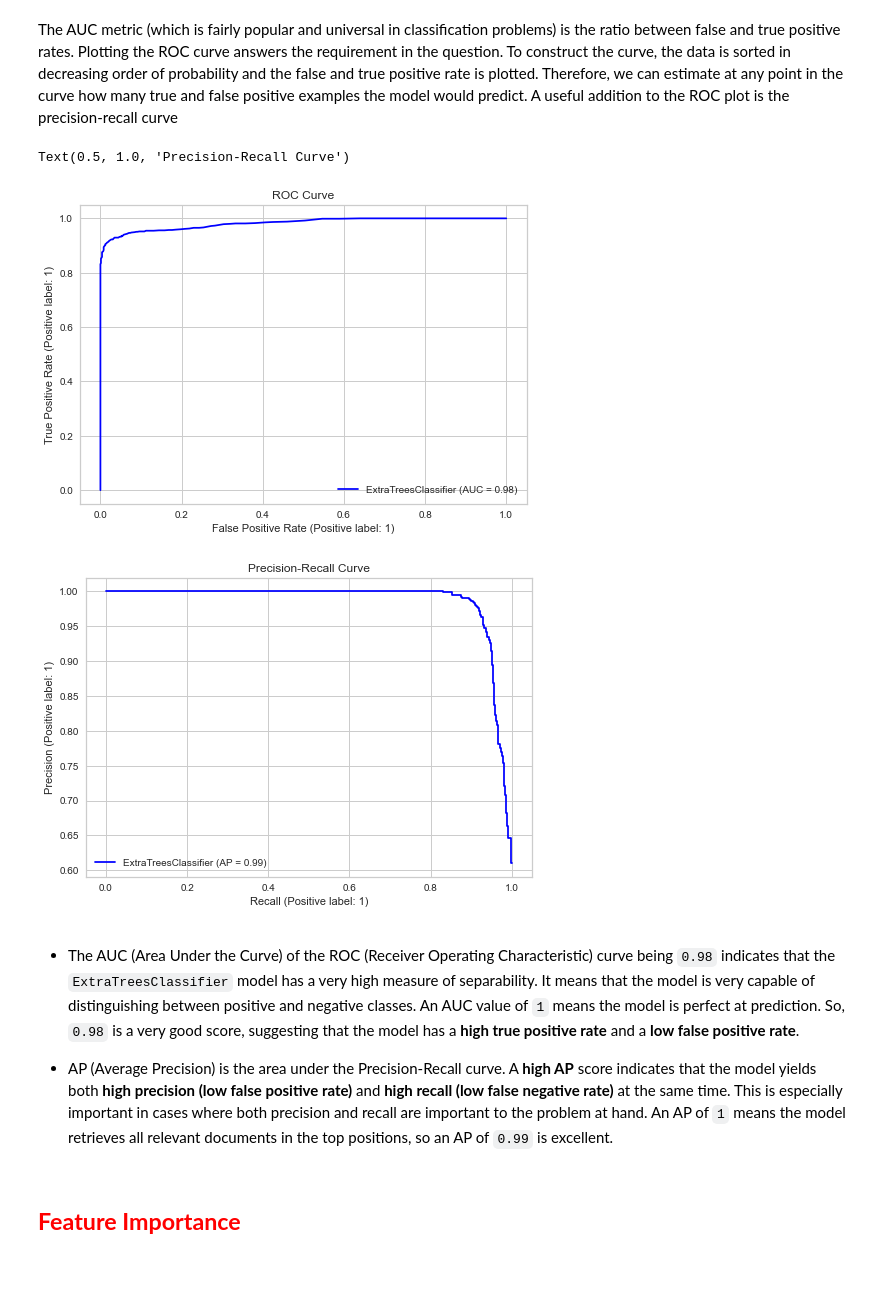
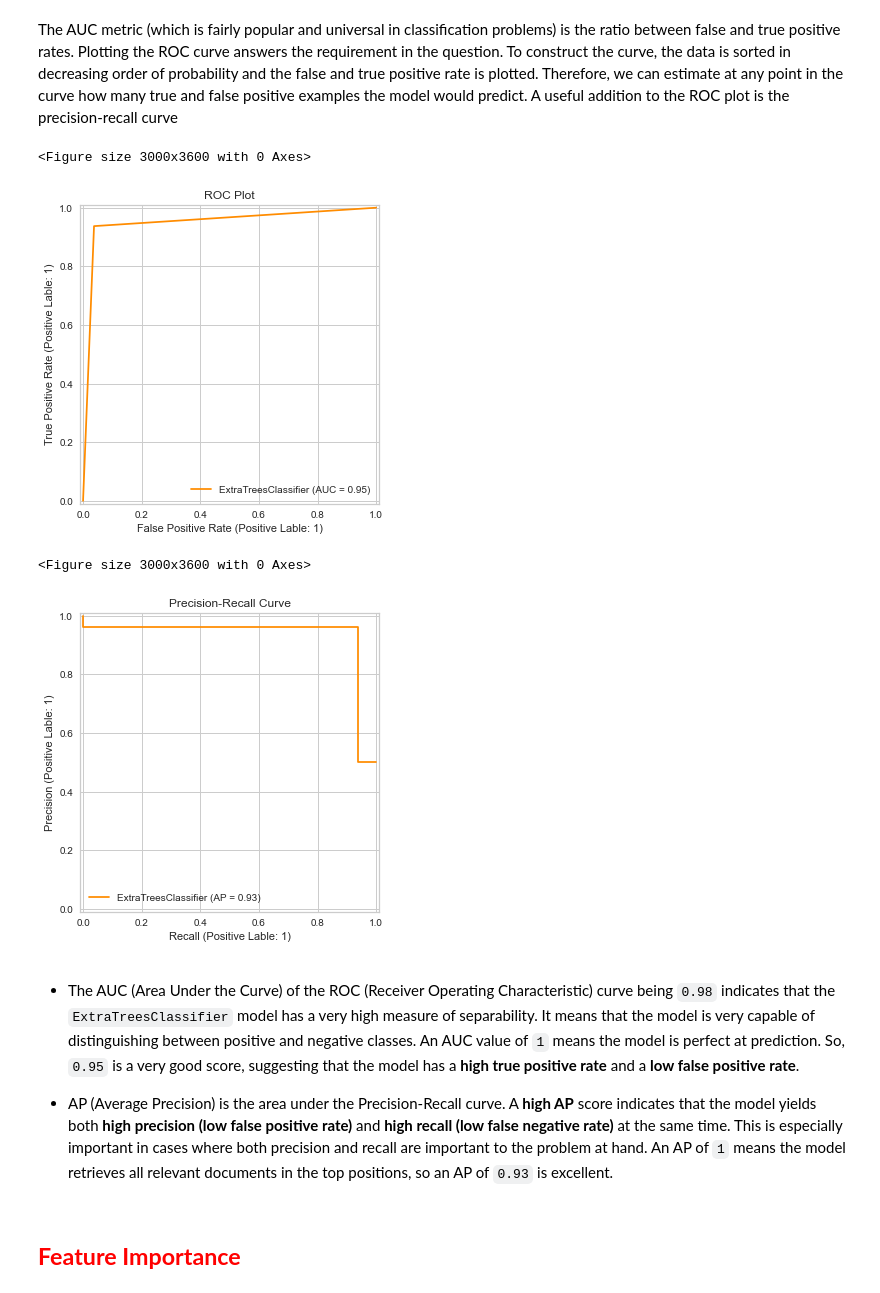
Before and after one commit to alyab16/Flagging-Loans, a Jupyter notebook: Flagging Loans.ipynb, the cells around one changed output. Drawn from its saved outputs; the diff is of its cells as text; code cells hidden in the pictures.

Commit message:
Added the code that works with the latest versions of scikit-learn and imbalanced-learn + adjusted some markdowns with newer values. Also Updated the README with library versions

```diff
--- a/Flagging Loans.ipynb
+++ b/Flagging Loans.ipynb
@@ -568,25 +568,46 @@ plt.show()
 ## <b><span style="color:red">ROC Curve and Precision-Recall Curve</span></b>
 # %% [markdown]
 The AUC metric (which is fairly popular and universal in classification problems) is the ratio between false and true positive rates. Plotting the ROC curve answers the requirement in the question. To construct the curve, the data is sorted in decreasing order of probability and the false and true positive rate is plotted. Therefore, we can estimate at any point in the curve how many true and false positive examples the model would predict. A useful addition to the ROC plot is the precision-recall curve
-# %%
-from sklearn.metrics import plot_roc_curve, plot_precision_recall_curve
-
-# ROC Curve
-_ = plot_roc_curve(model, X_test, y_test, color='blue')
-_.ax_.set_title('ROC Curve')
-
-
-# Precision-recall curve
-_ = plot_precision_recall_curve(model, X_test, y_test, color='blue')
-_.ax_.set_title('Precision-Recall Curve')
-# %% [output]
-Text(0.5, 1.0, 'Precision-Recall Curve')
-[figure, removed]
-[figure, removed]
+# %%
+predictions = model.predict(X_test)
+# %%
+from sklearn.metrics import roc_curve, auc, RocCurveDisplay
+
+# Create the ROC Curve
+fpr, tpr, thresholds = roc_curve(y_test, predictions)
+roc_auc = auc(fpr, tpr)
+disp = RocCurveDisplay(fpr=fpr, tpr=tpr, roc_auc=roc_auc,
+                                  estimator_name=model.__class__.__name__)
+plt.figure(figsize=(10, 12), dpi=300)
+disp.plot(color='darkorange')
+plt.title('ROC Plot')
+plt.xlabel('False Positive Rate (Positive Lable: 1)')
+plt.ylabel('True Positive Rate (Positive Lable: 1)')
+plt.show()
+# %% [output]
+<Figure size 3000x3600 with 0 Axes>
+[figure, added]
+# %%
+from sklearn.metrics import precision_recall_curve, PrecisionRecallDisplay, average_precision_score
+
+precision, recall, _ = precision_recall_curve(y_test, predictions)
+average_precision = average_precision_score(y_test, predictions)
+disp = PrecisionRecallDisplay(precision=precision, recall=recall,
+                              average_precision=average_precision,
+                              estimator_name=model.__class__.__name__)
+plt.figure(figsize=(10, 12), dpi=300)
+disp.plot(color='darkorange')
+plt.title('Precision-Recall Curve')
+plt.xlabel('Recall (Positive Lable: 1)')
+plt.ylabel('Precision (Positive Lable: 1)')
+plt.show()
+# %% [output]
+<Figure size 3000x3600 with 0 Axes>
+[figure, added]
 # %% [markdown]
--   The AUC (Area Under the Curve) of the ROC (Receiver Operating Characteristic) curve being `0.98` indicates that the `ExtraTreesClassifier` model has a very high measure of separability. It means that the model is very capable of distinguishing between positive and negative classes. An AUC value of `1` means the model is perfect at prediction. So, `0.98` is a very good score, suggesting that the model has a **high true positive rate** and a **low false positive rate**.
+-   The AUC (Area Under the Curve) of the ROC (Receiver Operating Characteristic) curve being `0.98` indicates that the `ExtraTreesClassifier` model has a very high measure of separability. It means that the model is very capable of distinguishing between positive and negative classes. An AUC value of `1` means the model is perfect at prediction. So, `0.95` is a very good score, suggesting that the model has a **high true positive rate** and a **low false positive rate**.
 
--   AP (Average Precision) is the area under the Precision-Recall curve. A **high AP** score indicates that the model yields both **high precision (low false positive rate)** and **high recall (low false negative rate)** at the same time. This is especially important in cases where both precision and recall are important to the problem at hand. An AP of `1` means the model retrieves all relevant documents in the top positions, so an AP of `0.99` is excellent.
+-   AP (Average Precision) is the area under the Precision-Recall curve. A **high AP** score indicates that the model yields both **high precision (low false positive rate)** and **high recall (low false negative rate)** at the same time. This is especially important in cases where both precision and recall are important to the problem at hand. An AP of `1` means the model retrieves all relevant documents in the top positions, so an AP of `0.93` is excellent.
 # %% [markdown]
 <a id="corr"></a>
 ## <b><span style="color:red">Feature Importance</span></b>
```
Also changed, not shown: parts of 12 cells of this notebook, 1 other file.
